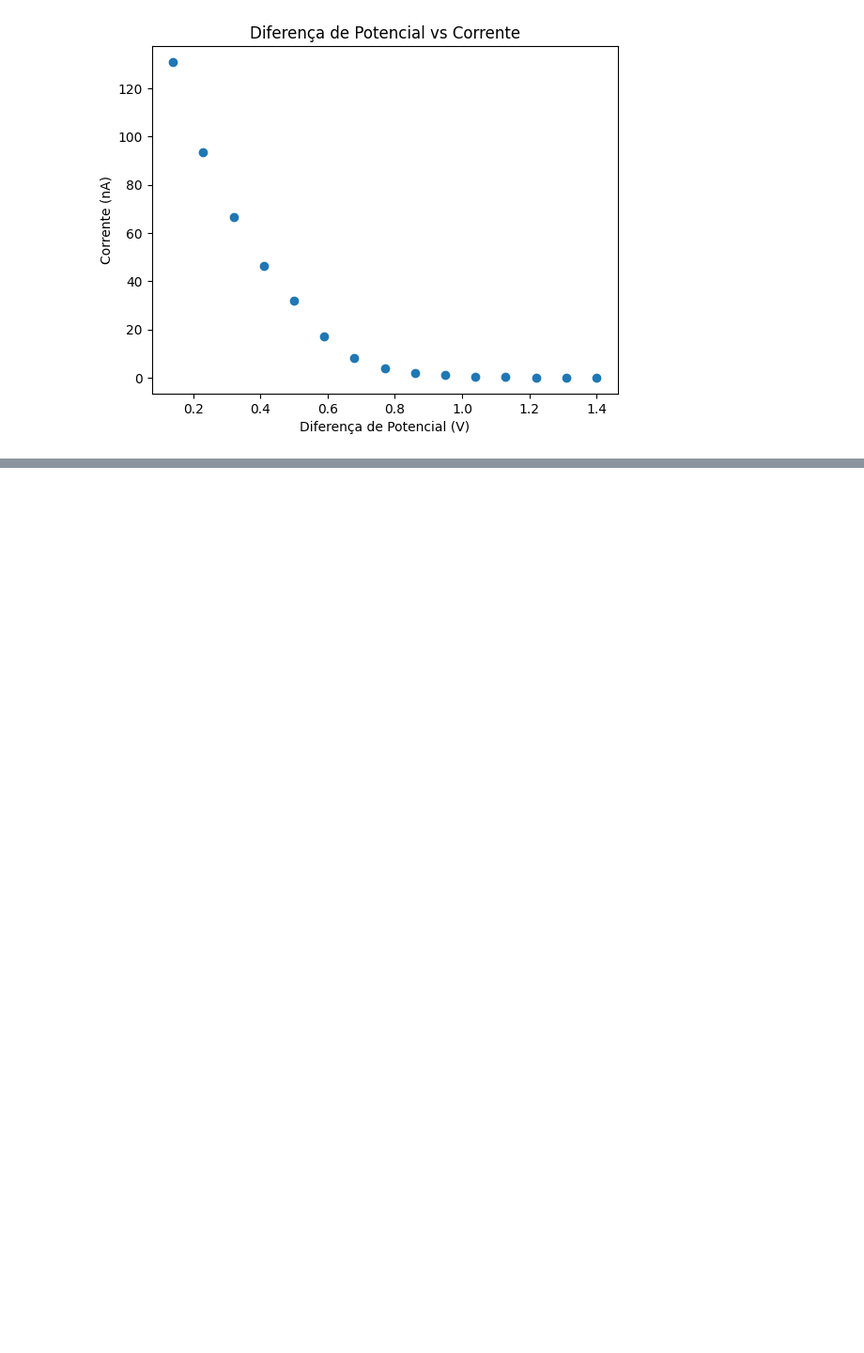
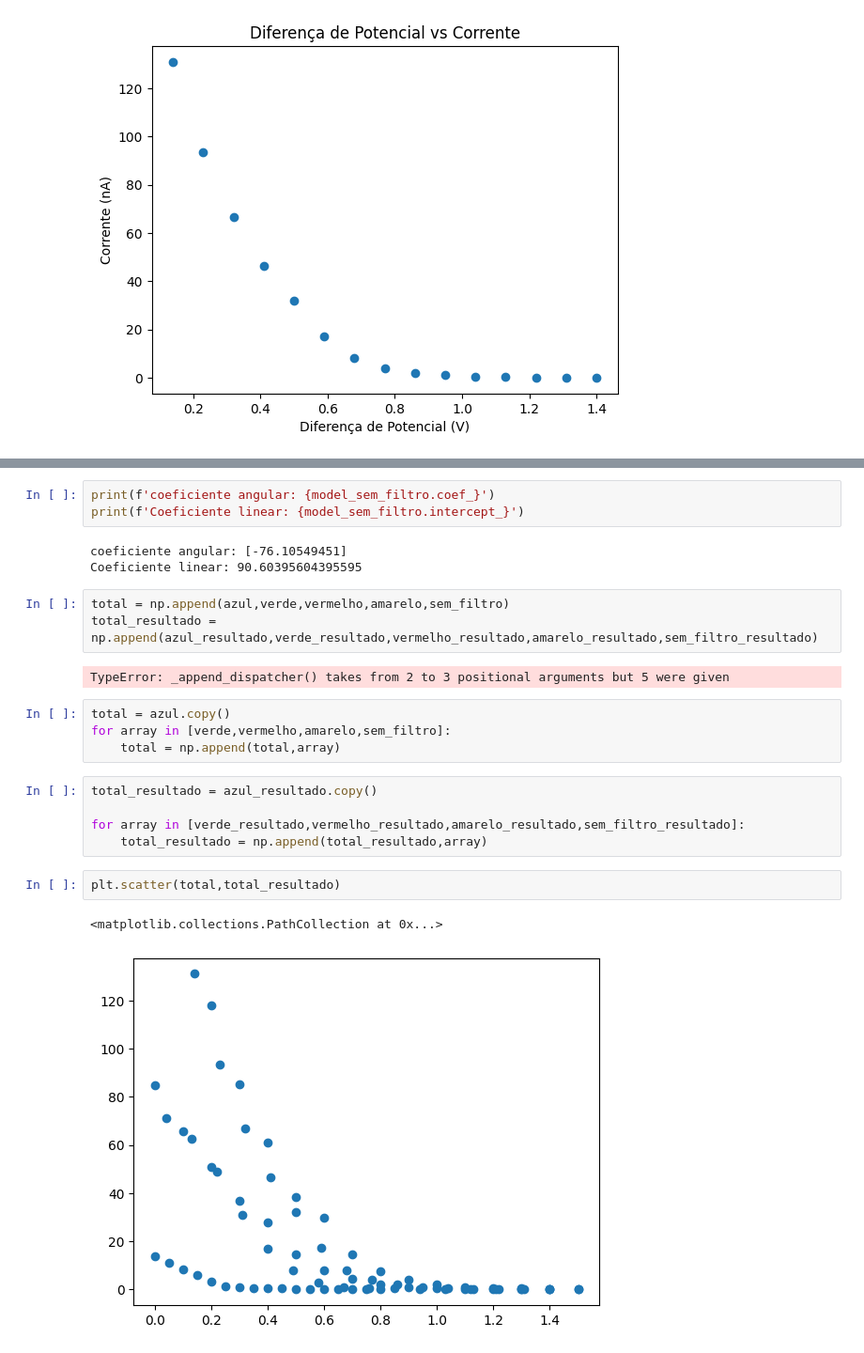
Before and after one commit to mickpires/graficos, a Jupyter notebook: graficos.ipynb, the cells around one changed output, grey strips where cells are left out. Shown at 94% size. Drawn from its saved outputs; the diff is of its cells as text; blank space fills up the shorter version.

```diff
--- a/graficos.ipynb
+++ b/graficos.ipynb
@@ -94,0 +123,25 @@ plt.title('Diferença de Potencial vs Corrente')
+# %%
+print(f'coeficiente angular: {model_sem_filtro.coef_}')
+print(f'Coeficiente linear: {model_sem_filtro.intercept_}')
+# %% [output]
+coeficiente angular: [-76.10549451]
+Coeficiente linear: 90.60395604395595
+# %%
+total = np.append(azul,verde,vermelho,amarelo,sem_filtro)
+total_resultado = np.append(azul_resultado,verde_resultado,vermelho_resultado,amarelo_resultado,sem_filtro_resultado)
+# %% [output]
+TypeError: _append_dispatcher() takes from 2 to 3 positional arguments but 5 were given
+# %%
+total = azul.copy()
+for array in [verde,vermelho,amarelo,sem_filtro]:
+    total = np.append(total,array)
+# %%
+total_resultado = azul_resultado.copy()
+
+for array in [verde_resultado,vermelho_resultado,amarelo_resultado,sem_filtro_resultado]:
+    total_resultado = np.append(total_resultado,array)
+# %%
+plt.scatter(total,total_resultado)
+# %% [output]
+<matplotlib.collections.PathCollection at 0x...>
+[figure, added]
```
Also changed, not shown: parts of 7 cells of this notebook.
